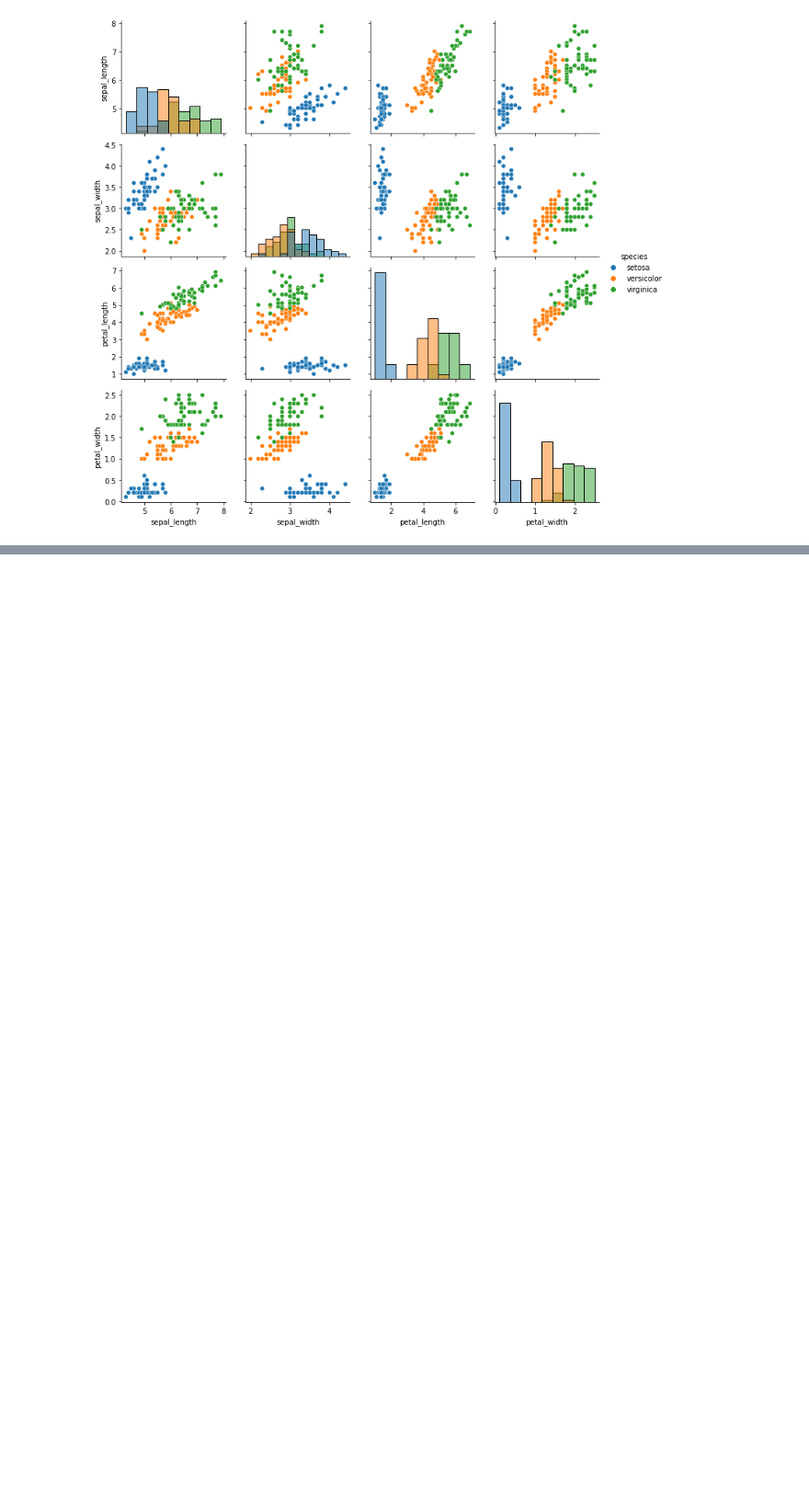
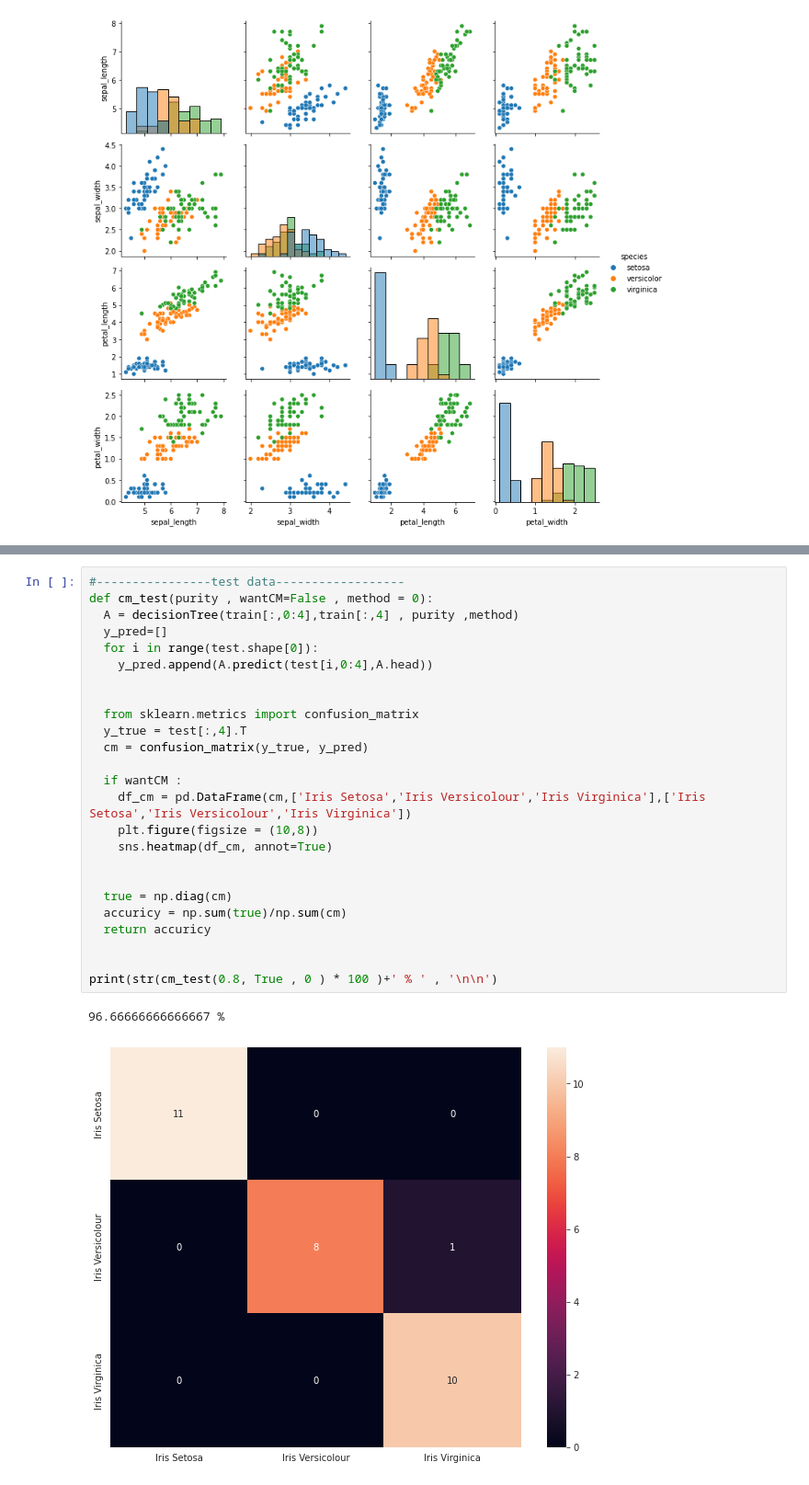
Before and after one commit to farhadhsn8/MLP, a Jupyter notebook: bagging_randomForest.ipynb, the cells around one changed output, grey strips where cells are left out. Shown: that part at 92% size. Saved outputs shown, nothing was run; the diff lists cells and outputs as text; blank space fills up the shorter version.

```diff
--- a/bagging_randomForest.ipynb
+++ b/bagging_randomForest.ipynb
@@ -298,0 +333,28 @@ g.add_legend()
+# %%
+#----------------test data------------------
+def cm_test(purity , wantCM=False , method = 0):
+  A = decisionTree(train[:,0:4],train[:,4] , purity ,method)
+  y_pred=[]
+  for i in range(test.shape[0]):
+    y_pred.append(A.predict(test[i,0:4],A.head))
+
+
+  from sklearn.metrics import confusion_matrix
+  y_true = test[:,4].T
+  cm = confusion_matrix(y_true, y_pred)
+
+  if wantCM :
+    df_cm = pd.DataFrame(cm,['Iris Setosa','Iris Versicolour','Iris Virginica'],['Iris Setosa','Iris Versicolour','Iris Virginica'])
+    plt.figure(figsize = (10,8))
+    sns.heatmap(df_cm, annot=True)
+
+
+  true = np.diag(cm)
+  accuricy = np.sum(true)/np.sum(cm)
+  return accuricy
+
+
+print(str(cm_test(0.8, True , 0 ) * 100 )+' % ' , '\n\n')
+# %% [output]
+96.66666666666667 %
+[figure, added]
```
Also changed, not shown: parts of 15 cells of this notebook.
